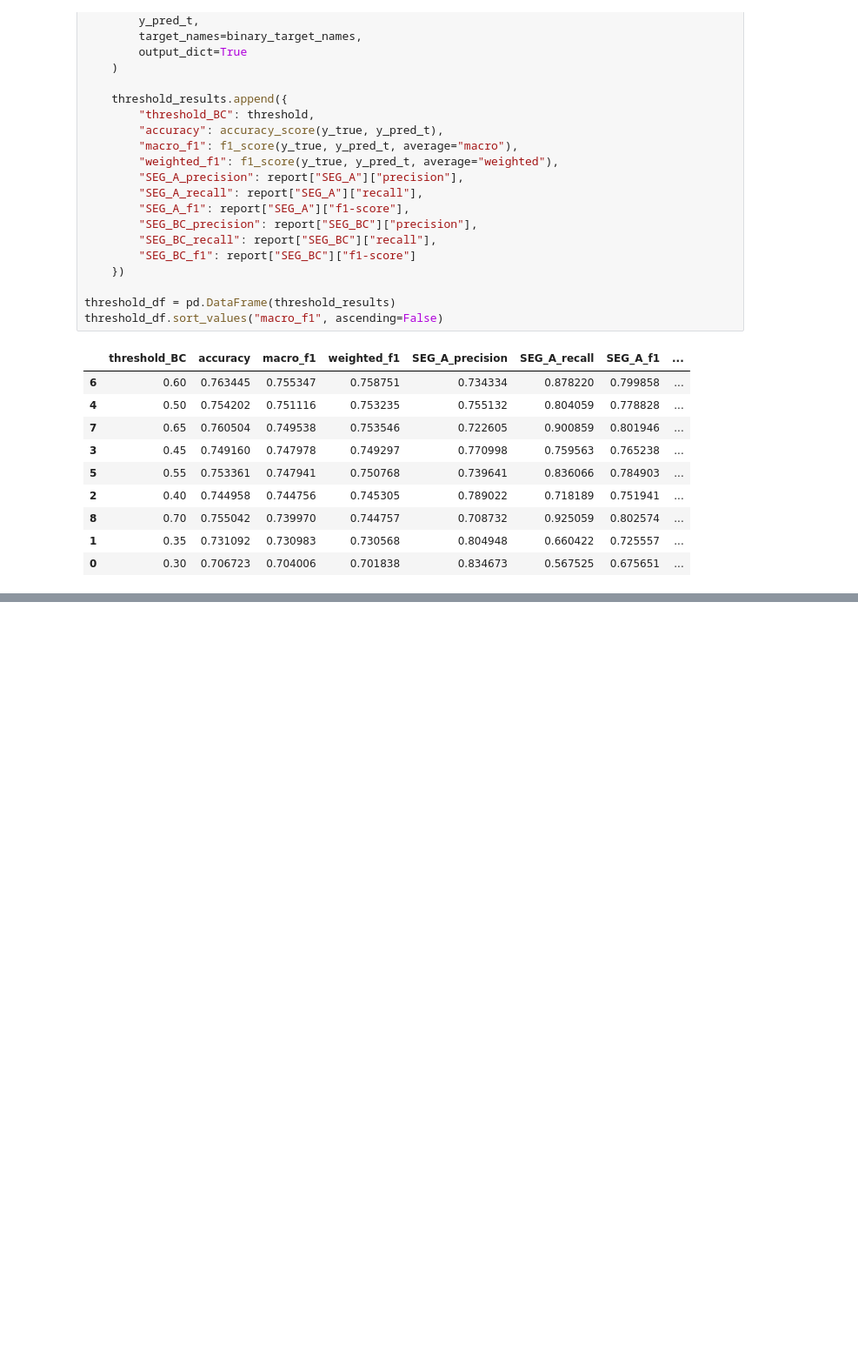
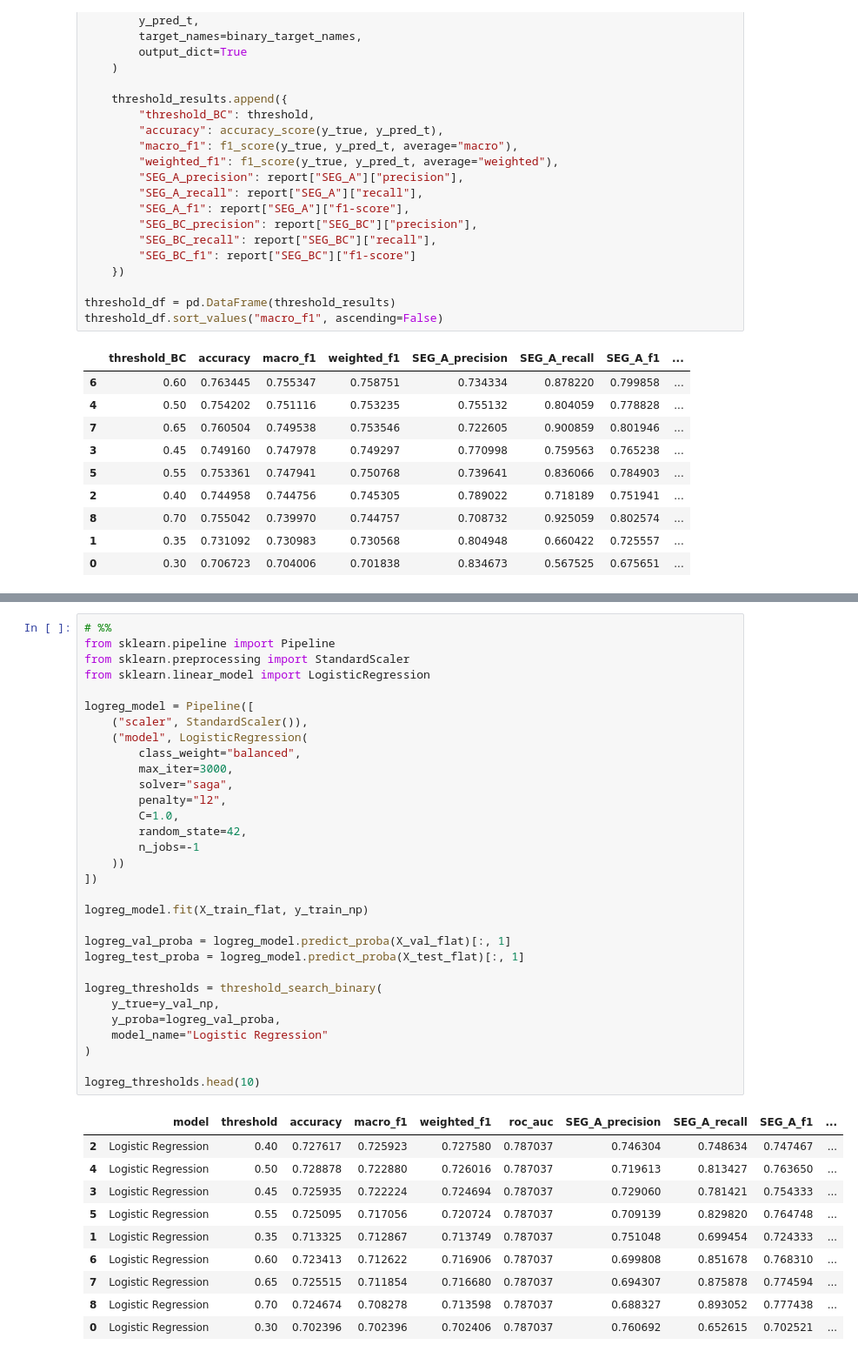
Before and after one commit to david-bazalduaa/Pfizer-segmentation-Ulcerative-Colitis, a Jupyter notebook: Neural network/A_vs_BC_FinalModel.ipynb, the cells around one changed output, grey strips where cells are left out. Shown at 87% size. Cells and saved outputs as stored; diff of their text form; blank space fills up the shorter version.

```diff
--- a/Neural network/A_vs_BC_FinalModel.ipynb
+++ b/Neural network/A_vs_BC_FinalModel.ipynb
@@ -488,0 +586,42 @@ threshold_df.sort_values("macro_f1", ascending=False)
+# %%
+# %%
+from sklearn.pipeline import Pipeline
+from sklearn.preprocessing import StandardScaler
+from sklearn.linear_model import LogisticRegression
+
+logreg_model = Pipeline([
+    ("scaler", StandardScaler()),
+    ("model", LogisticRegression(
+        class_weight="balanced",
+        max_iter=3000,
+        solver="saga",
+        penalty="l2",
+        C=1.0,
+        random_state=42,
+        n_jobs=-1
+    ))
+])
+
+logreg_model.fit(X_train_flat, y_train_np)
+
+logreg_val_proba = logreg_model.predict_proba(X_val_flat)[:, 1]
+logreg_test_proba = logreg_model.predict_proba(X_test_flat)[:, 1]
+
+logreg_thresholds = threshold_search_binary(
+    y_true=y_val_np,
+    y_proba=logreg_val_proba,
+    model_name="Logistic Regression"
+)
+
+logreg_thresholds.head(10)
+# %% [output]
+|  | model | threshold | accuracy | macro_f1 | weighted_f1 | roc_auc | SEG_A_precision | SEG_A_recall | SEG_A_f1 | ... |
+| 2 | Logistic Regression | 0.40 | 0.727617 | 0.725923 | 0.727580 | 0.787037 | 0.746304 | 0.748634 | 0.747467 | ... |
+| 4 | Logistic Regression | 0.50 | 0.728878 | 0.722880 | 0.726016 | 0.787037 | 0.719613 | 0.813427 | 0.763650 | ... |
+| 3 | Logistic Regression | 0.45 | 0.725935 | 0.722224 | 0.724694 | 0.787037 | 0.729060 | 0.781421 | 0.754333 | ... |
+| 5 | Logistic Regression | 0.55 | 0.725095 | 0.717056 | 0.720724 | 0.787037 | 0.709139 | 0.829820 | 0.764748 | ... |
+| 1 | Logistic Regression | 0.35 | 0.713325 | 0.712867 | 0.713749 | 0.787037 | 0.751048 | 0.699454 | 0.724333 | ... |
+| 6 | Logistic Regression | 0.60 | 0.723413 | 0.712622 | 0.716906 | 0.787037 | 0.699808 | 0.851678 | 0.768310 | ... |
+| 7 | Logistic Regression | 0.65 | 0.725515 | 0.711854 | 0.716680 | 0.787037 | 0.694307 | 0.875878 | 0.774594 | ... |
+| 8 | Logistic Regression | 0.70 | 0.724674 | 0.708278 | 0.713598 | 0.787037 | 0.688327 | 0.893052 | 0.777438 | ... |
+| 0 | Logistic Regression | 0.30 | 0.702396 | 0.702396 | 0.702406 | 0.787037 | 0.760692 | 0.652615 | 0.702521 | ... |
```
Also changed, not shown: parts of 24 cells of this notebook.
